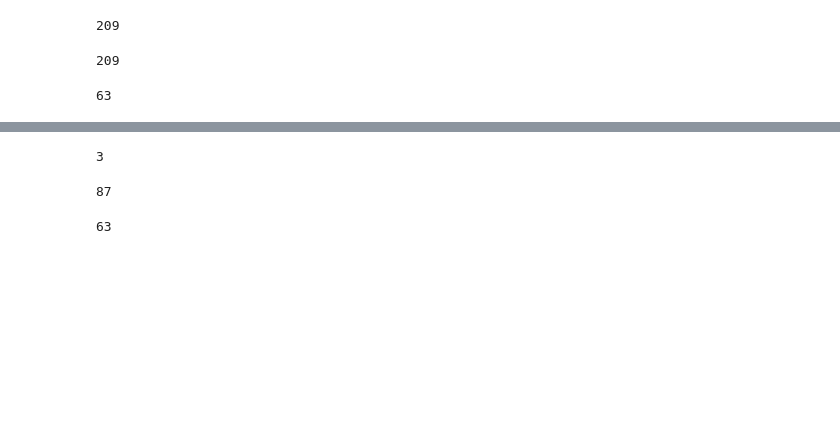
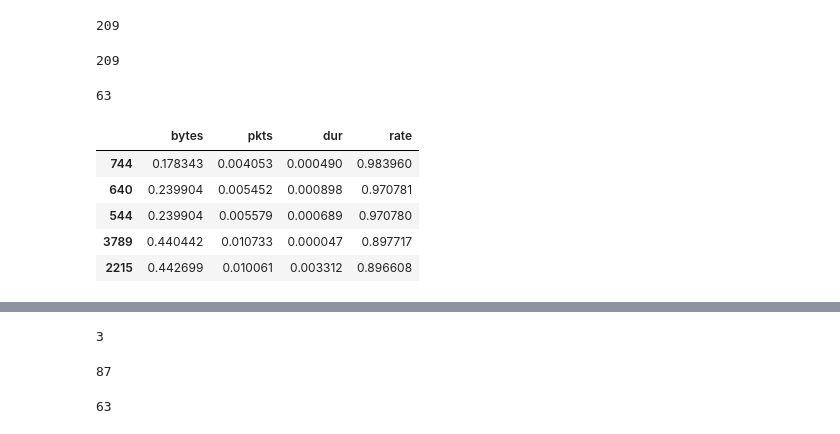
Before and after one commit to ts7fx/16F17S_MSDS_Capstone, a Jupyter notebook: Approach_Normalized_Data.ipynb, the cells around one changed output, grey strips where cells are left out. Saved outputs shown, nothing was run; the diff lists cells and outputs as text; code cells hidden in the pictures; blank space fills up the shorter version.

```diff
--- a/Approach_Normalized_Data.ipynb
+++ b/Approach_Normalized_Data.ipynb
@@ -198,3 +247,12 @@ len(mon_norm_anom_)
 len(set(mon_norm_anom.index.values).intersection(set(mon_norm_anom_.index.values)))
 # %% [output]
 63
+# %%
+mon_norm_anom.sort('rate', ascending=0).head()
+# %% [output]
+|  | bytes | pkts | dur | rate |
+| 744 | 0.178343 | 0.004053 | 0.000490 | 0.983960 |
+| 640 | 0.239904 | 0.005452 | 0.000898 | 0.970781 |
+| 544 | 0.239904 | 0.005579 | 0.000689 | 0.970780 |
+| 3789 | 0.440442 | 0.010733 | 0.000047 | 0.897717 |
+| 2215 | 0.442699 | 0.010061 | 0.003312 | 0.896608 |
```
Also changed, not shown: parts of 22 cells of this notebook.
